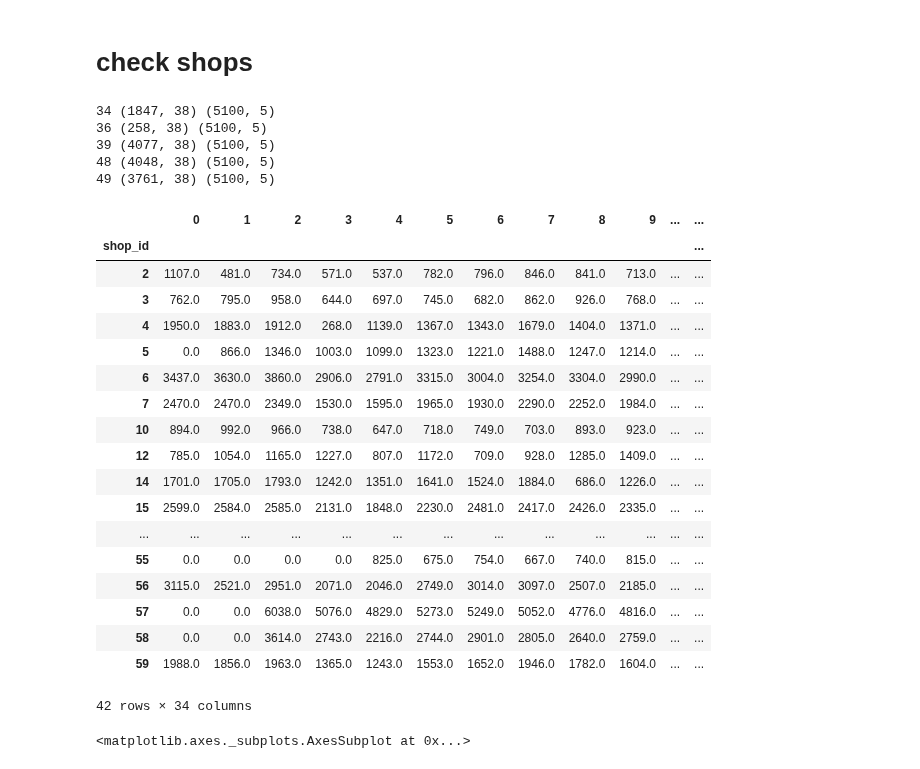
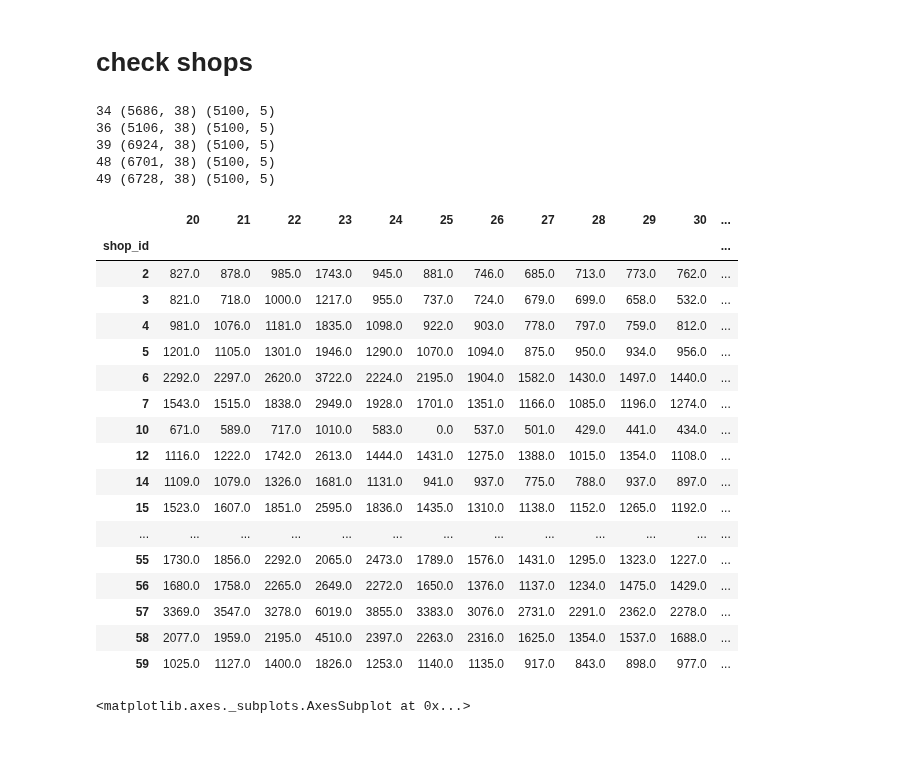
Before and after one commit to GatzZ/competitive-data-science-final-project, a Jupyter notebook: Main.ipynb, the cells around one changed output. Cells and saved outputs as stored; diff of their text form; code cells hidden in the pictures.

```diff
--- a/Main.ipynb
+++ b/Main.ipynb
@@ -122,6 +143,12 @@ df_train.head()
 | 2 | 05.01.2013 | 0 | 25 | 2552 | 899.00 | -1.0 | 58 | Music |
 | 3 | 06.01.2013 | 0 | 25 | 2554 | 1709.05 | 1.0 | 58 | Music |
 | 4 | 15.01.2013 | 0 | 25 | 2555 | 1099.00 | 1.0 | 56 | Music |
+# %%
+# Encode Categories
+from sklearn import preprocessing
+number = preprocessing.LabelEncoder()
+df_train[['bigcat']] = number.fit_transform(df_train.bigcat)
+df_item_bigcat[['bigcat']] = number.transform(df_item_bigcat.bigcat)
 # %%
 df_test = df_test.merge(df_item_bigcat, 'left')
 # df_test.loc[:, 'item_category_id'] = df_test.loc[:, 'item_category_id'].fillna(-1).astype(int)
@@ -205,11 +232,6 @@ df_train_piv.head()
 | 3 | 2 | 32 | 0.0 | 0.0 | 0.0 | 0.0 | 0.0 | 0.0 | 0.0 | 0.0 | ... | ... |
 | 4 | 2 | 33 | 1.0 | 0.0 | 0.0 | 0.0 | 0.0 | 0.0 | 0.0 | 0.0 | ... | ... |
 5 rows × 38 columns
-# %%
-# Encode Categories
-from sklearn import preprocessing
-number = preprocessing.LabelEncoder()
-df_train_piv[['bigcat']] = number.fit_transform(df_train_piv.bigcat)
 # %%
 df_train_piv = df_train_piv[['shop_id', 'item_id', 'item_category_id','bigcat'] + list(range(34))]
 df_train_piv.head()
@@ -226,6 +248,12 @@ df_train_piv.head()
 # %autoreload 2
 from gatzzt import downcast_dtypes
 df_train_piv = downcast_dtypes(df_train_piv)
+# %%
+df_train_piv.loc[df_train_piv['shop_id'] == 36, 32] = df_train_piv.loc[df_train_piv['shop_id'] == 36, 33] + (np.random.rand((np.count_nonzero(df_train_piv['shop_id'] == 36))) - 0.5)
+# df_train_piv.loc[df_train_piv['shop_id'] == 36, 31] = df_train_piv.loc[df_train_piv['shop_id'] == 36, 33]
+# df_train_piv.loc[df_train_piv['shop_id'] == 36, 30] = df_train_piv.loc[df_train_piv['shop_id'] == 36, 33]
+# df_train_piv.loc[df_train_piv['shop_id'] == 36, 30] = df_train_piv.loc[df_train_piv['shop_id'] == 36, 33]
+# df_train_piv.loc[df_train_piv['shop_id'] == 36, 30] = df_train_piv.loc[df_train_piv['shop_id'] == 36, 33]
 # %%
 # clip
 df_train_piv.iloc[:, 4:] = df_train_piv.iloc[:, 4:].clip(0, 20)
@@ -238,7 +266,3 @@ df_train_piv.head()
 | 3 | 2 | 32 | 40 | 7 | 0.0 | 0.0 | 0.0 | 0.0 | 0.0 | 0.0 | ... |
 | 4 | 2 | 33 | 37 | 7 | 1.0 | 0.0 | 0.0 | 0.0 | 0.0 | 0.0 | ... |
 5 rows × 38 columns
-# %%
-df_train_piv.loc[df_train_piv['shop_id'] == 36, 32] = df_train_piv.loc[df_train_piv['shop_id'] == 36, 33]
-df_train_piv.loc[df_train_piv['shop_id'] == 36, 31] = df_train_piv.loc[df_train_piv['shop_id'] == 36, 33]
-df_train_piv.loc[df_train_piv['shop_id'] == 36, 30] = df_train_piv.loc[df_train_piv['shop_id'] == 36, 33]
@@ -250,36 +330,35 @@ check_shop_ids = [34, 36, 39, 48, 49]
 for shid in check_shop_ids:
     print(shid, df_train_piv[df_train_piv['shop_id'] == shid].shape, df_test[df_test['shop_id'] == shid].shape)
 # %% [output]
-34 (1847, 38) (5100, 5)
-36 (258, 38) (5100, 5)
-39 (4077, 38) (5100, 5)
-48 (4048, 38) (5100, 5)
-49 (3761, 38) (5100, 5)
+34 (5686, 38) (5100, 5)
+36 (5106, 38) (5100, 5)
+39 (6924, 38) (5100, 5)
+48 (6701, 38) (5100, 5)
+49 (6728, 38) (5100, 5)
 # %%
 df_shop_months = df_train_piv.groupby('shop_id').sum()
 df_shop_months.drop(['item_id', 'item_category_id', 'bigcat'], axis=1, inplace=True)
 
-df_shop_months
+df_shop_months.iloc[:, 20:]
 # %% [output]
-|  | 0 | 1 | 2 | 3 | 4 | 5 | 6 | 7 | 8 | 9 | ... | ... |
+|  | 20 | 21 | 22 | 23 | 24 | 25 | 26 | 27 | 28 | 29 | 30 | ... |
 | shop_id |  |  |  |  |  |  |  |  |  |  |  | ... |
-| 2 | 1107.0 | 481.0 | 734.0 | 571.0 | 537.0 | 782.0 | 796.0 | 846.0 | 841.0 | 713.0 | ... | ... |
-| 3 | 762.0 | 795.0 | 958.0 | 644.0 | 697.0 | 745.0 | 682.0 | 862.0 | 926.0 | 768.0 | ... | ... |
-| 4 | 1950.0 | 1883.0 | 1912.0 | 268.0 | 1139.0 | 1367.0 | 1343.0 | 1679.0 | 1404.0 | 1371.0 | ... | ... |
-| 5 | 0.0 | 866.0 | 1346.0 | 1003.0 | 1099.0 | 1323.0 | 1221.0 | 1488.0 | 1247.0 | 1214.0 | ... | ... |
-| 6 | 3437.0 | 3630.0 | 3860.0 | 2906.0 | 2791.0 | 3315.0 | 3004.0 | 3254.0 | 3304.0 | 2990.0 | ... | ... |
-| 7 | 2470.0 | 2470.0 | 2349.0 | 1530.0 | 1595.0 | 1965.0 | 1930.0 | 2290.0 | 2252.0 | 1984.0 | ... | ... |
-| 10 | 894.0 | 992.0 | 966.0 | 738.0 | 647.0 | 718.0 | 749.0 | 703.0 | 893.0 | 923.0 | ... | ... |
-| 12 | 785.0 | 1054.0 | 1165.0 | 1227.0 | 807.0 | 1172.0 | 709.0 | 928.0 | 1285.0 | 1409.0 | ... | ... |
-| 14 | 1701.0 | 1705.0 | 1793.0 | 1242.0 | 1351.0 | 1641.0 | 1524.0 | 1884.0 | 686.0 | 1226.0 | ... | ... |
-| 15 | 2599.0 | 2584.0 | 2585.0 | 2131.0 | 1848.0 | 2230.0 | 2481.0 | 2417.0 | 2426.0 | 2335.0 | ... | ... |
+| 2 | 827.0 | 878.0 | 985.0 | 1743.0 | 945.0 | 881.0 | 746.0 | 685.0 | 713.0 | 773.0 | 762.0 | ... |
+| 3 | 821.0 | 718.0 | 1000.0 | 1217.0 | 955.0 | 737.0 | 724.0 | 679.0 | 699.0 | 658.0 | 532.0 | ... |
+| 4 | 981.0 | 1076.0 | 1181.0 | 1835.0 | 1098.0 | 922.0 | 903.0 | 778.0 | 797.0 | 759.0 | 812.0 | ... |
+| 5 | 1201.0 | 1105.0 | 1301.0 | 1946.0 | 1290.0 | 1070.0 | 1094.0 | 875.0 | 950.0 | 934.0 | 956.0 | ... |
+| 6 | 2292.0 | 2297.0 | 2620.0 | 3722.0 | 2224.0 | 2195.0 | 1904.0 | 1582.0 | 1430.0 | 1497.0 | 1440.0 | ... |
+| 7 | 1543.0 | 1515.0 | 1838.0 | 2949.0 | 1928.0 | 1701.0 | 1351.0 | 1166.0 | 1085.0 | 1196.0 | 1274.0 | ... |
+| 10 | 671.0 | 589.0 | 717.0 | 1010.0 | 583.0 | 0.0 | 537.0 | 501.0 | 429.0 | 441.0 | 434.0 | ... |
+| 12 | 1116.0 | 1222.0 | 1742.0 | 2613.0 | 1444.0 | 1431.0 | 1275.0 | 1388.0 | 1015.0 | 1354.0 | 1108.0 | ... |
+| 14 | 1109.0 | 1079.0 | 1326.0 | 1681.0 | 1131.0 | 941.0 | 937.0 | 775.0 | 788.0 | 937.0 | 897.0 | ... |
+| 15 | 1523.0 | 1607.0 | 1851.0 | 2595.0 | 1836.0 | 1435.0 | 1310.0 | 1138.0 | 1152.0 | 1265.0 | 1192.0 | ... |
 | ... | ... | ... | ... | ... | ... | ... | ... | ... | ... | ... | ... | ... |
-| 55 | 0.0 | 0.0 | 0.0 | 0.0 | 825.0 | 675.0 | 754.0 | 667.0 | 740.0 | 815.0 | ... | ... |
-| 56 | 3115.0 | 2521.0 | 2951.0 | 2071.0 | 2046.0 | 2749.0 | 3014.0 | 3097.0 | 2507.0 | 2185.0 | ... | ... |
-| 57 | 0.0 | 0.0 | 6038.0 | 5076.0 | 4829.0 | 5273.0 | 5249.0 | 5052.0 | 4776.0 | 4816.0 | ... | ... |
-| 58 | 0.0 | 0.0 | 3614.0 | 2743.0 | 2216.0 | 2744.0 | 2901.0 | 2805.0 | 2640.0 | 2759.0 | ... | ... |
-| 59 | 1988.0 | 1856.0 | 1963.0 | 1365.0 | 1243.0 | 1553.0 | 1652.0 | 1946.0 | 1782.0 | 1604.0 | ... | ... |
+| 55 | 1730.0 | 1856.0 | 2292.0 | 2065.0 | 2473.0 | 1789.0 | 1576.0 | 1431.0 | 1295.0 | 1323.0 | 1227.0 | ... |
+| 56 | 1680.0 | 1758.0 | 2265.0 | 2649.0 | 2272.0 | 1650.0 | 1376.0 | 1137.0 | 1234.0 | 1475.0 | 1429.0 | ... |
+| 57 | 3369.0 | 3547.0 | 3278.0 | 6019.0 | 3855.0 | 3383.0 | 3076.0 | 2731.0 | 2291.0 | 2362.0 | 2278.0 | ... |
+| 58 | 2077.0 | 1959.0 | 2195.0 | 4510.0 | 2397.0 | 2263.0 | 2316.0 | 1625.0 | 1354.0 | 1537.0 | 1688.0 | ... |
+| 59 | 1025.0 | 1127.0 | 1400.0 | 1826.0 | 1253.0 | 1140.0 | 1135.0 | 917.0 | 843.0 | 898.0 | 977.0 | ... |
-42 rows × 34 columns
 # %%
 df_shop_months.plot.bar(figsize=(40, 30))
 # %% [output]
```
Also changed, not shown: parts of 27 cells of this notebook, 2 other files.
